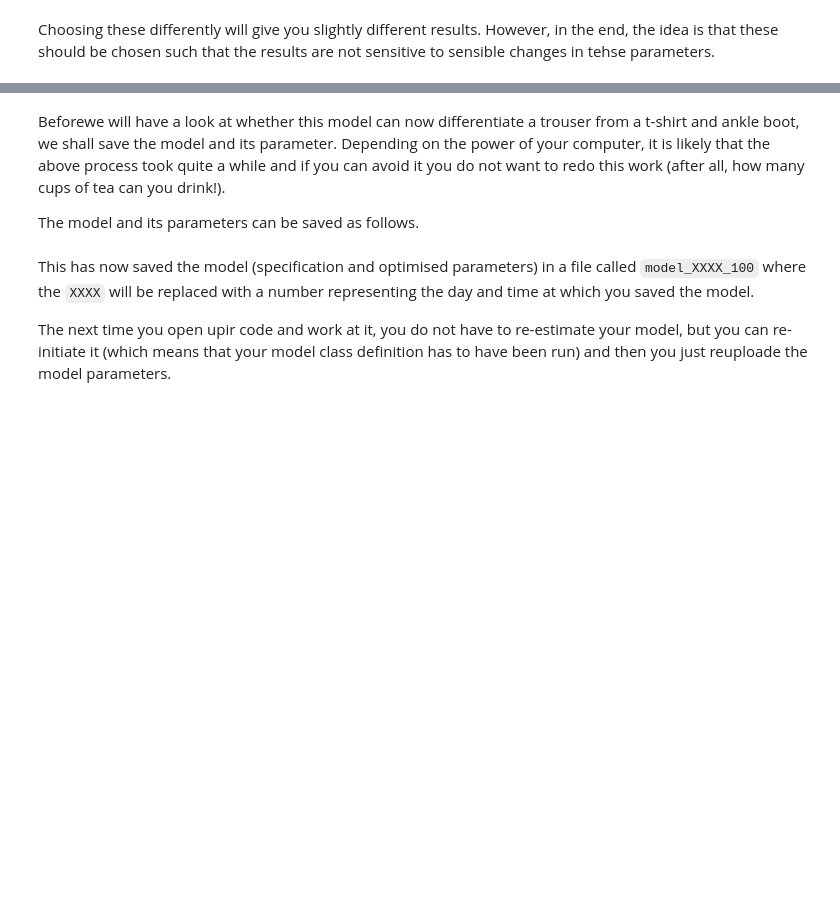
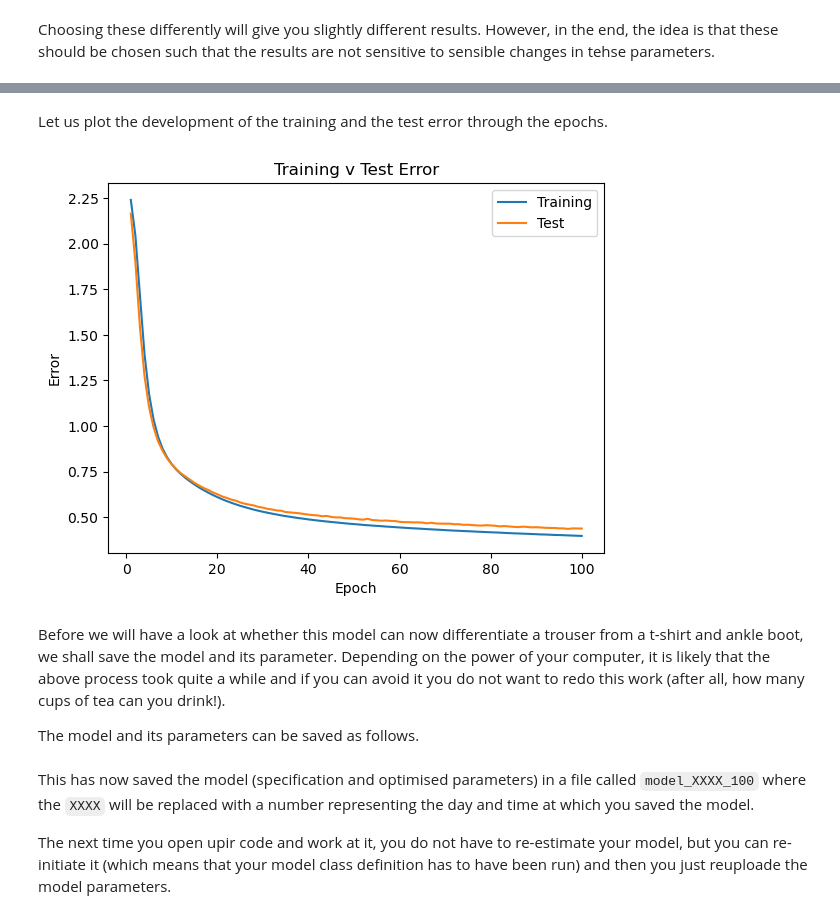
Before and after one commit to datasquad/MSc_EDS_Py, a Jupyter notebook: PyTorchTutorial.ipynb, the cells around one changed output, grey strips where cells are left out. Cells and saved outputs as stored; diff of their text form; code cells hidden in the pictures; blank space fills up the shorter version.

Commit message:
Add saving of test and training errors

```diff
--- a/PyTorchTutorial.ipynb
+++ b/PyTorchTutorial.ipynb
@@ -366,10 +379,14 @@ def train_loop(dataloader, model, loss_fn, optimizer):
     # Set the model to training mode - important for batch normalization and dropout layers
     # Unnecessary in this situation but added for best practices
     model.train()
+    train_loss = 0
+    num_batches = len(dataloader)
+
     for batch, (X, y) in enumerate(dataloader):
         # Compute prediction and loss
         pred = model(X)
         loss = loss_fn(pred, y)
+        train_loss += loss.item()
 
         # Backpropagation
         loss.backward()
@@ -379,6 +396,11 @@ def train_loop(dataloader, model, loss_fn, optimizer):
         if batch % 100 == 0:
             loss, current = loss.item(), (batch + 1) * len(X)
             print(f"loss: {loss:>7f}  [{current:>5d}/{size:>5d}]")
+
+    train_loss /= num_batches
+    print(f"Training:  Avg loss: {train_loss:>8f} \n")
+
+    return train_loss
 
 
 def test_loop(dataloader, model, loss_fn):
@@ -400,3 +422,5 @@ def test_loop(dataloader, model, loss_fn):
     test_loss /= num_batches
     correct /= size
     print(f"Test Error: \n Accuracy: {(100*correct):>0.1f}%, Avg loss: {test_loss:>8f} \n")
+
+    return test_loss
@@ -405,10 +433,13 @@ loss_fn = nn.CrossEntropyLoss()
 optimizer = torch.optim.SGD(model.parameters(), lr=learning_rate)
 
 epochs = 100
+save_loss = np.zeros((epochs,3))
+
 for t in range(epochs):
     print(f"Epoch {t+1}\n-------------------------------")
-    train_loop(train_dataloader, model, loss_fn, optimizer)
-    test_loop(test_dataloader, model, loss_fn)
+    save_loss[[t],[0]] = t+1
+    save_loss[[t],[1]] = train_loop(train_dataloader, model, loss_fn, optimizer)
+    save_loss[[t],[2]] = test_loop(test_dataloader, model, loss_fn)
 print("Done!")
 # %% [output]
 Epoch 1
@@ -429,7 +460,21 @@ Test Error:
 
 Done!
+# %% [markdown]
+Let us plot the development of the training and the test error through the epochs.
+# %%
+plt.plot(save_loss[:,0], save_loss[:,1], label='Training')
+plt.plot(save_loss[:,0], save_loss[:,2], label='Test')
+# Adding legend, x and y labels, and titles for the lines
+plt.legend()
+plt.xlabel('Epoch')
+plt.ylabel('Error')
+plt.title('Training v Test Error')
+# Displaying the plot
+plt.show()
+# %% [output]
+[figure, added]
 # %% [markdown]
-Beforewe will have a look at whether this model can now differentiate a trouser from a t-shirt and ankle boot, we shall save the model and its parameter. Depending on the power of your computer, it is likely that the above process took quite a while and if you can avoid it you do not want to redo this work (after all, how many cups of tea can you drink!).
+Before we will have a look at whether this model can now differentiate a trouser from a t-shirt and ankle boot, we shall save the model and its parameter. Depending on the power of your computer, it is likely that the above process took quite a while and if you can avoid it you do not want to redo this work (after all, how many cups of tea can you drink!).
 
 The model and its parameters can be saved as follows.
 # %%
```
Also changed, not shown: parts of 16 cells of this notebook.
